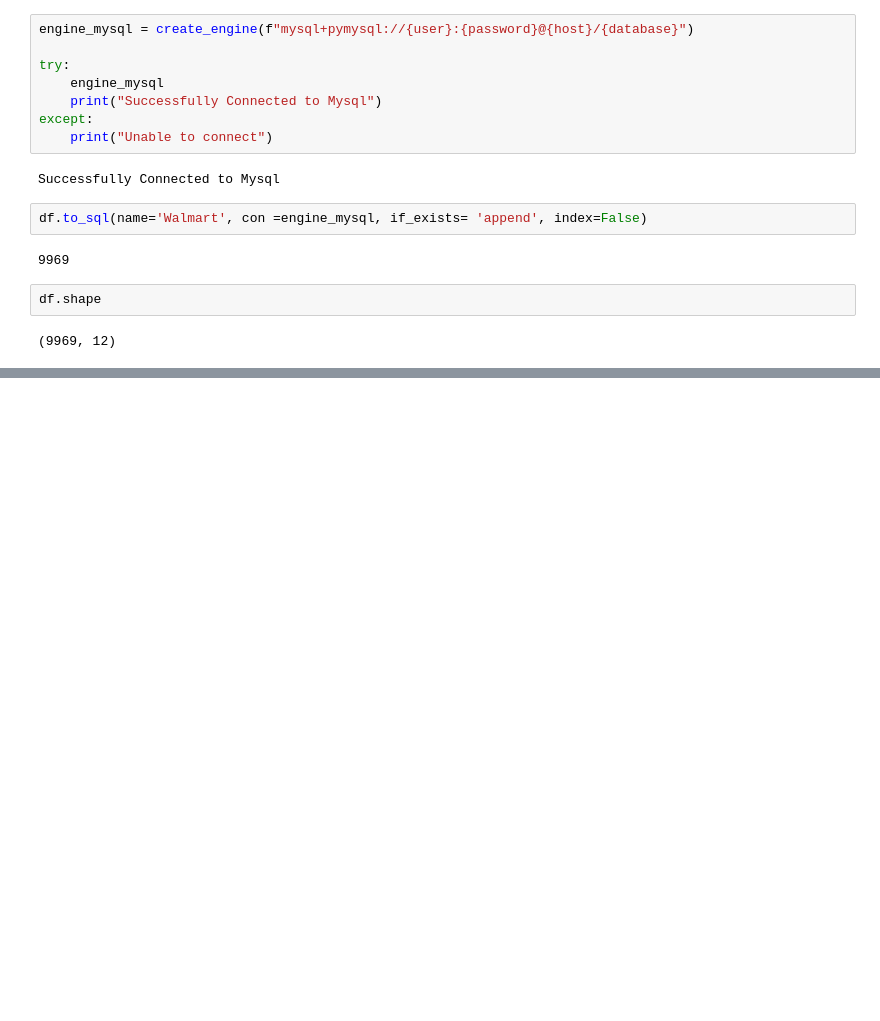
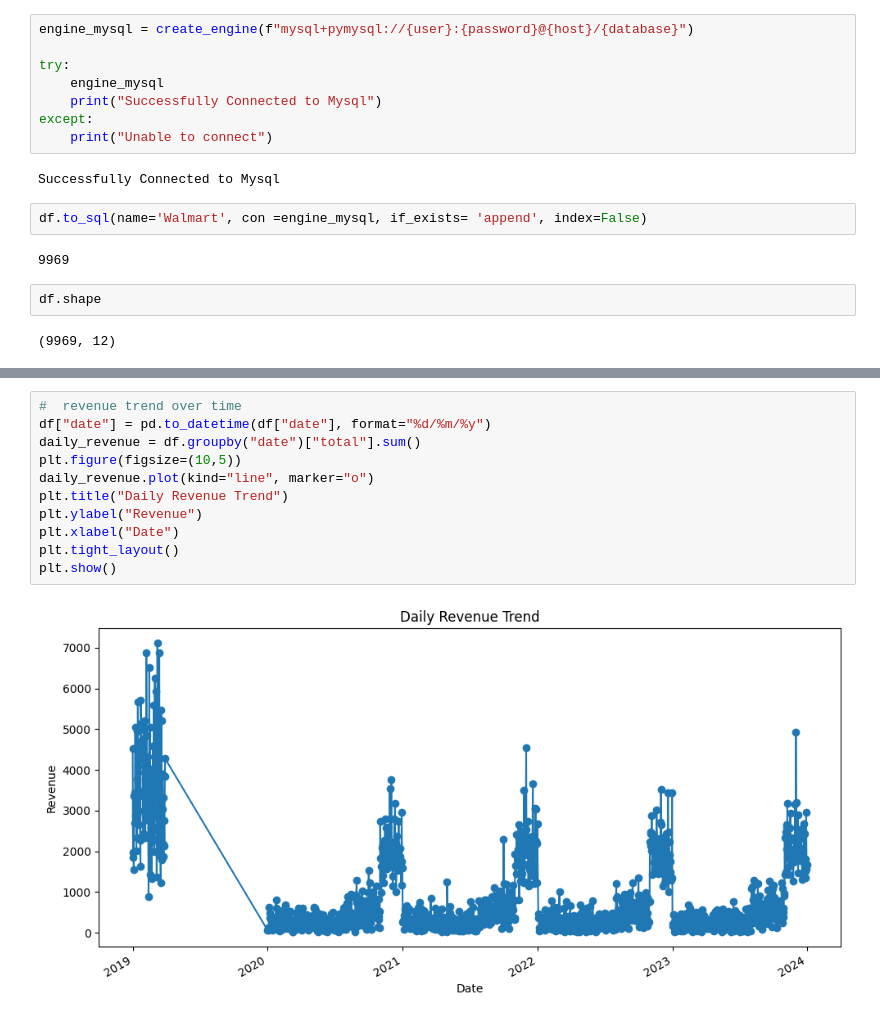
Before and after one commit to RuthDibenzi/walmart-sales-data-sql-python, a Jupyter notebook: WalmartSalesEDA.ipynb, the cells around one changed output, grey strips where cells are left out. Cells and saved outputs as stored; diff of their text form; blank space fills up the shorter version.

```diff
--- a/WalmartSalesEDA.ipynb
+++ b/WalmartSalesEDA.ipynb
@@ -227,0 +263,13 @@ df.shape
+# %%
+#  revenue trend over time
+df["date"] = pd.to_datetime(df["date"], format="%d/%m/%y")
+daily_revenue = df.groupby("date")["total"].sum()
+plt.figure(figsize=(10,5))
+daily_revenue.plot(kind="line", marker="o")
+plt.title("Daily Revenue Trend")
+plt.ylabel("Revenue")
+plt.xlabel("Date")
+plt.tight_layout()
+plt.show()
+# %% [output]
+[figure, added]
```
Also changed, not shown: parts of 8 cells of this notebook, 1 other file.
